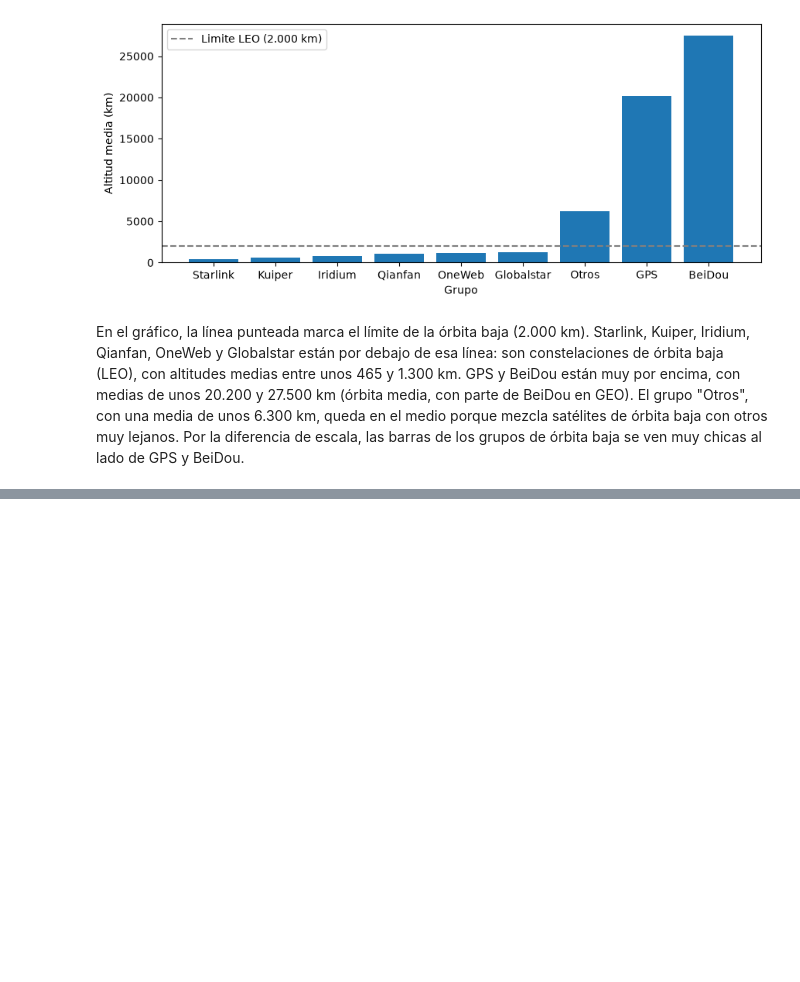
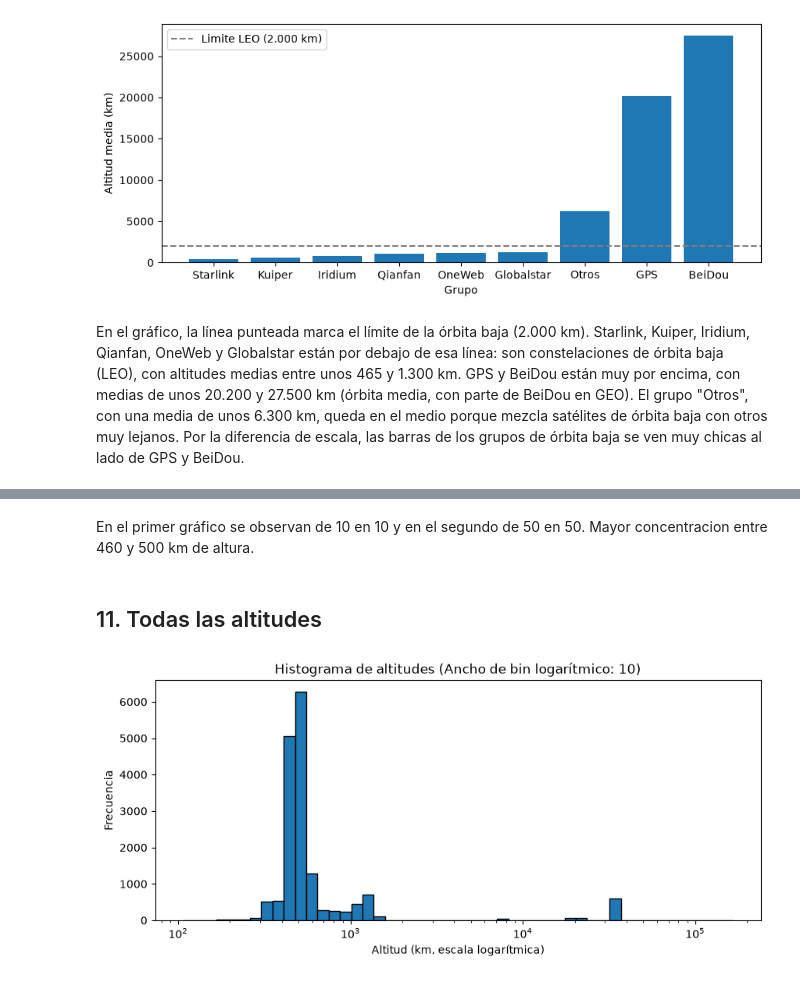
Before and after one commit to joadi2007/Proyecto_satelite_BAN_JD, a Jupyter notebook: informe.ipynb, the cells around one changed output, grey strips where cells are left out. Drawn from its saved outputs; the diff is of its cells as text; code cells hidden in the pictures; blank space fills up the shorter version.

```diff
--- a/informe.ipynb
+++ b/informe.ipynb
@@ -243,0 +256,11 @@ En el gráfico, la línea punteada marca el límite de la órbita baja (2.000 km
+# %% [markdown]
+En el primer gráfico se observan de 10 en 10 y en el segundo de 50 en 50.
+Mayor concentracion entre 460 y 500 km de altura.
+# %% [markdown]
+## 11. Todas las altitudes
+# %%
+from graficos import hist_alt_log
+
+hist_alt_log(sats)
+# %% [output]
+[figure, added]
```
Also changed, not shown: parts of 14 cells of this notebook, 1 other file.
